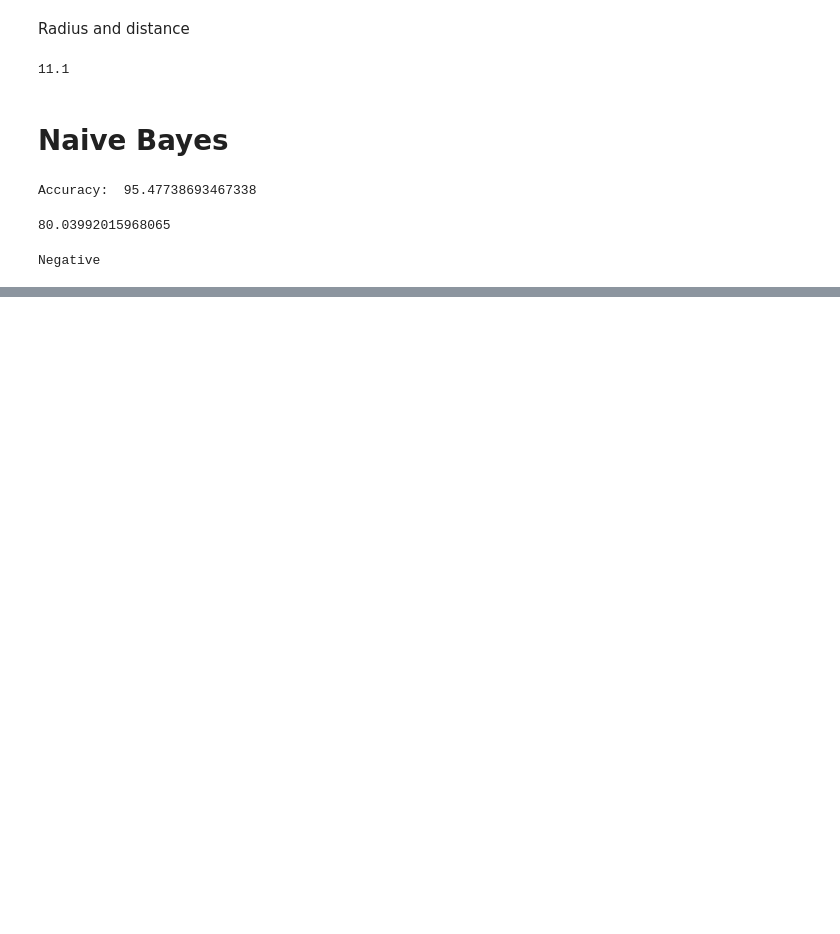
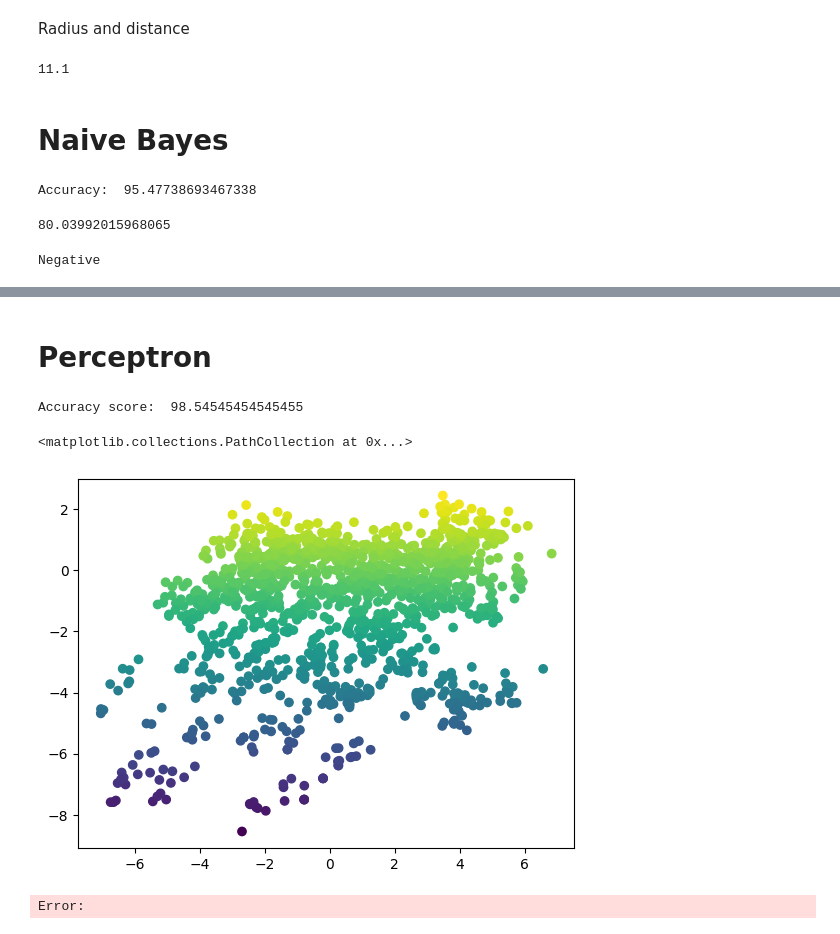
Before and after one commit to kesavakantipudi/Machine-Learaning, a Jupyter notebook: demo.ipynb, the cells around one changed output, grey strips where cells are left out. Saved outputs shown, nothing was run; the diff lists cells and outputs as text; code cells hidden in the pictures; blank space fills up the shorter version.

```diff
--- a/demo.ipynb
+++ b/demo.ipynb
@@ -308,0 +355,30 @@ Negative
+# %% [markdown]
+# Perceptron
+# %%
+import pandas as pd
+data = pd.read_csv('BankNoteAuthentication.csv')
+
+x = data.drop('class', axis= 1)
+y = data['class']
+
+from sklearn.model_selection import train_test_split
+x_train, x_test, y_train, y_test = train_test_split(x, y, train_size=0.80, random_state= 100)
+
+from sklearn.linear_model import Perceptron
+per = Perceptron()
+per.fit(x_train, y_train)
+y_pred = per.predict(x_test)
+
+from sklearn.metrics import accuracy_score
+ac = accuracy_score(y_pred, y_test)*100
+print('Accuracy score: ', ac)
+
+import matplotlib.pyplot as plt
+x1 = data['variance']
+x2 = data['entropy']
+plt.scatter(x1, x2, c=x2)
+# %% [output]
+Accuracy score:  98.54545454545455
+<matplotlib.collections.PathCollection at 0x...>
+[figure, added]
+Error:
```
Also changed, not shown: parts of 4 cells of this notebook, 3 other files.
